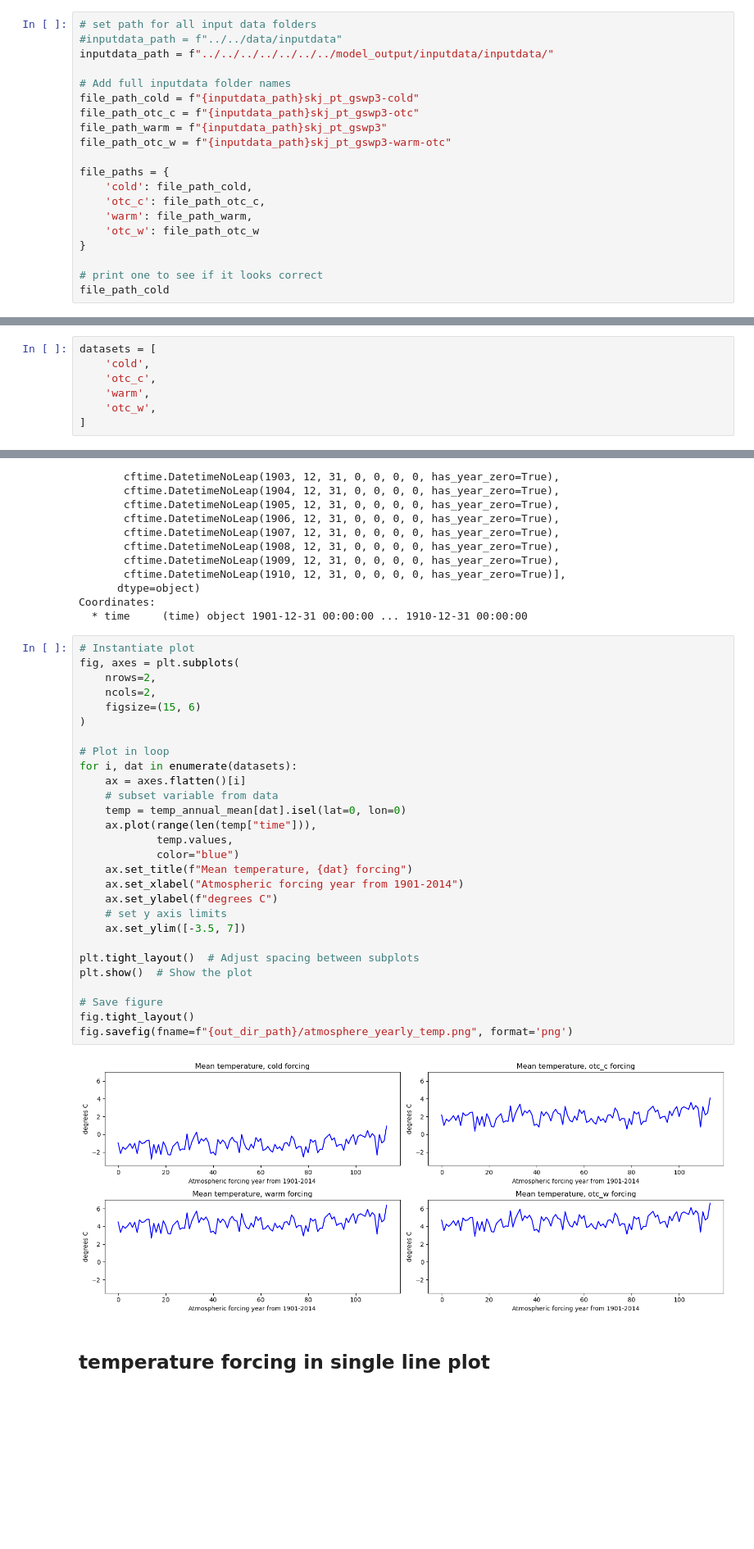
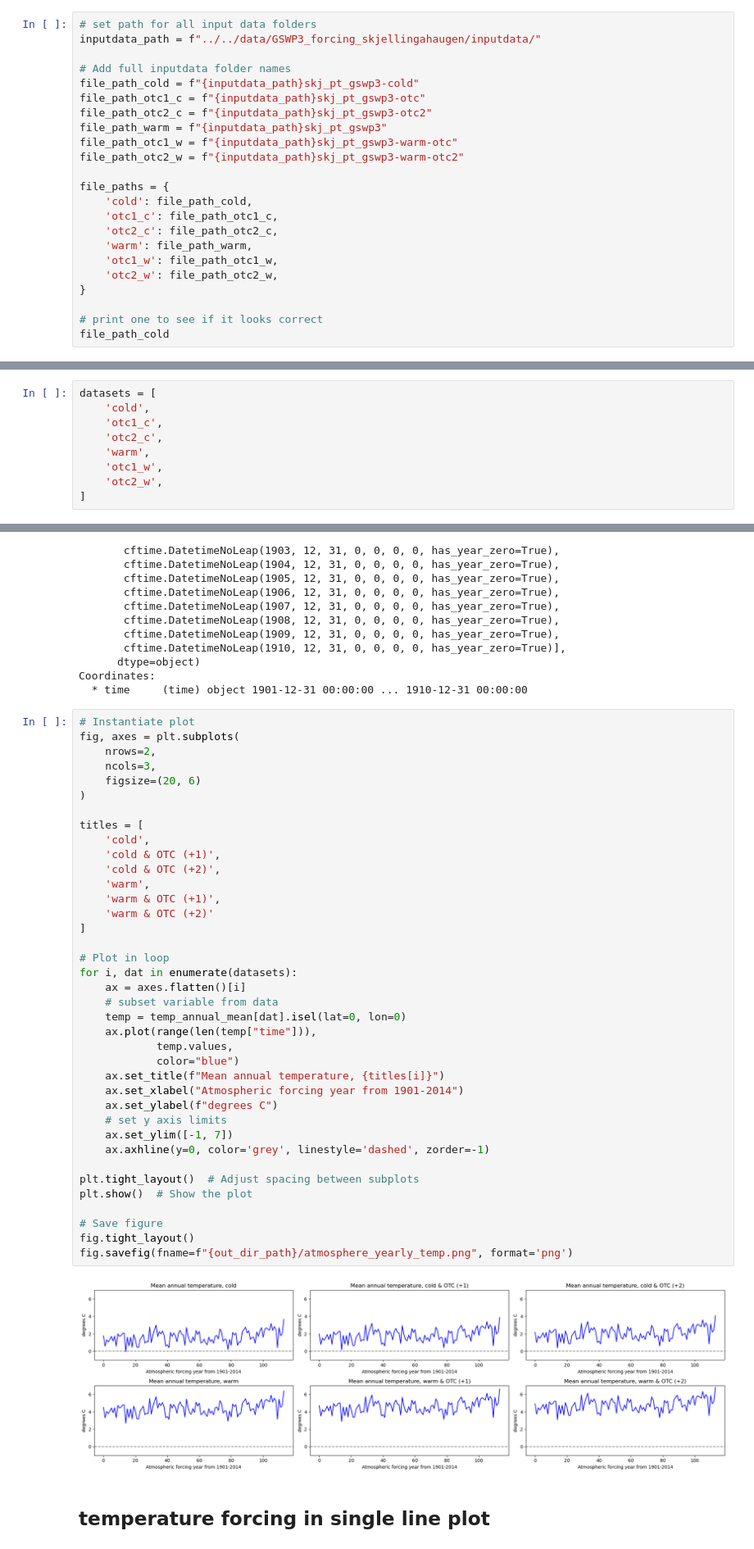
Before and after one commit to jogaudard/FATES_INCLINE, a Jupyter notebook: src/analysis_and_plotting/plot_atmospheric_forcing.ipynb, the cells around one changed output, grey strips where cells are left out. Shown: that part at 82% size. Drawn from its saved outputs; the diff is of its cells as text; blank space fills up the shorter version.

Commit message:
update plots

```diff
--- a/src/analysis_and_plotting/plot_atmospheric_forcing.ipynb
+++ b/src/analysis_and_plotting/plot_atmospheric_forcing.ipynb
@@ -23,20 +23,23 @@ import glob
 Read in data
 # %%
 # set path for all input data folders
-#inputdata_path = f"../../data/inputdata"
-inputdata_path = f"../../../../../../../model_output/inputdata/inputdata/"
+inputdata_path = f"../../data/GSWP3_forcing_skjellingahaugen/inputdata/"
 
 # Add full inputdata folder names
 file_path_cold = f"{inputdata_path}skj_pt_gswp3-cold"
-file_path_otc_c = f"{inputdata_path}skj_pt_gswp3-otc"
+file_path_otc1_c = f"{inputdata_path}skj_pt_gswp3-otc"
+file_path_otc2_c = f"{inputdata_path}skj_pt_gswp3-otc2"
 file_path_warm = f"{inputdata_path}skj_pt_gswp3"
-file_path_otc_w = f"{inputdata_path}skj_pt_gswp3-warm-otc"
+file_path_otc1_w = f"{inputdata_path}skj_pt_gswp3-warm-otc"
+file_path_otc2_w = f"{inputdata_path}skj_pt_gswp3-warm-otc2"
 
 file_paths = {
     'cold': file_path_cold,
-    'otc_c': file_path_otc_c,
+    'otc1_c': file_path_otc1_c,
+    'otc2_c': file_path_otc2_c,
     'warm': file_path_warm,
-    'otc_w': file_path_otc_w
+    'otc1_w': file_path_otc1_w,
+    'otc2_w': file_path_otc2_w,
 }
 
 # print one to see if it looks correct
@@ -100,9 +97,11 @@ data
 # %%
 datasets = [
     'cold',
-    'otc_c',
+    'otc1_c',
+    'otc2_c',
     'warm',
-    'otc_w',
+    'otc1_w',
+    'otc2_w',
 ]
 # %%
 temp_annual_mean = {}
@@ -129,33 +128,43 @@ Coordinates:
 # %%
 # Instantiate plot
 fig, axes = plt.subplots(
     nrows=2,
-    ncols=2,
-    figsize=(15, 6)
+    ncols=3,
+    figsize=(20, 6)
 )
+
+titles = [
+    'cold',
+    'cold & OTC (+1)',
+    'cold & OTC (+2)',
+    'warm',
+    'warm & OTC (+1)',
+    'warm & OTC (+2)'
+]
 
 # Plot in loop
 for i, dat in enumerate(datasets):
     ax = axes.flatten()[i]
     # subset variable from data
     temp = temp_annual_mean[dat].isel(lat=0, lon=0)
     ax.plot(range(len(temp["time"])),
             temp.values,
             color="blue")
-    ax.set_title(f"Mean temperature, {dat} forcing")
+    ax.set_title(f"Mean annual temperature, {titles[i]}")
     ax.set_xlabel("Atmospheric forcing year from 1901-2014")
     ax.set_ylabel(f"degrees C")
     # set y axis limits
-    ax.set_ylim([-3.5, 7])
+    ax.set_ylim([-1, 7])
+    ax.axhline(y=0, color='grey', linestyle='dashed', zorder=-1)
 
 plt.tight_layout()  # Adjust spacing between subplots
 plt.show()  # Show the plot
 
 # Save figure
 fig.tight_layout()
 fig.savefig(fname=f"{out_dir_path}/atmosphere_yearly_temp.png", format='png')
 # %% [output]
-[figure, old version]
+[figure, new version]
 # %% [markdown]
 ## temperature forcing in single line plot
 # %%
```
Also changed, not shown: parts of 10 cells of this notebook, 1 other file.
